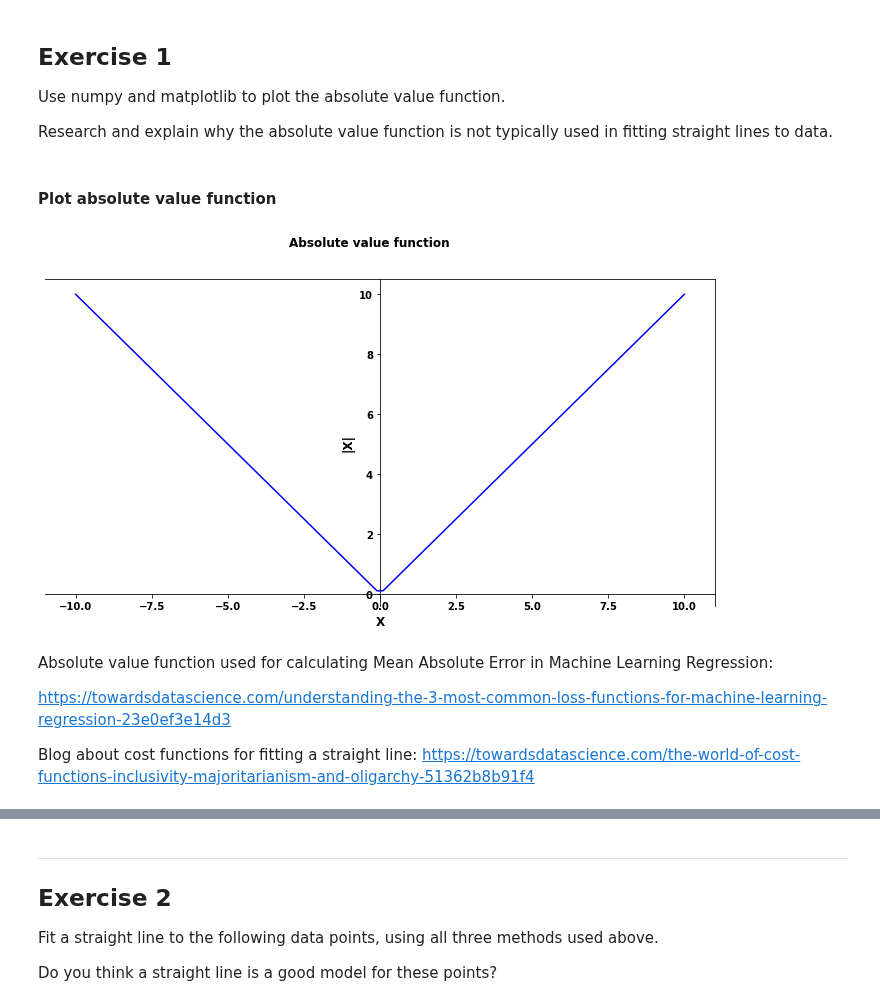
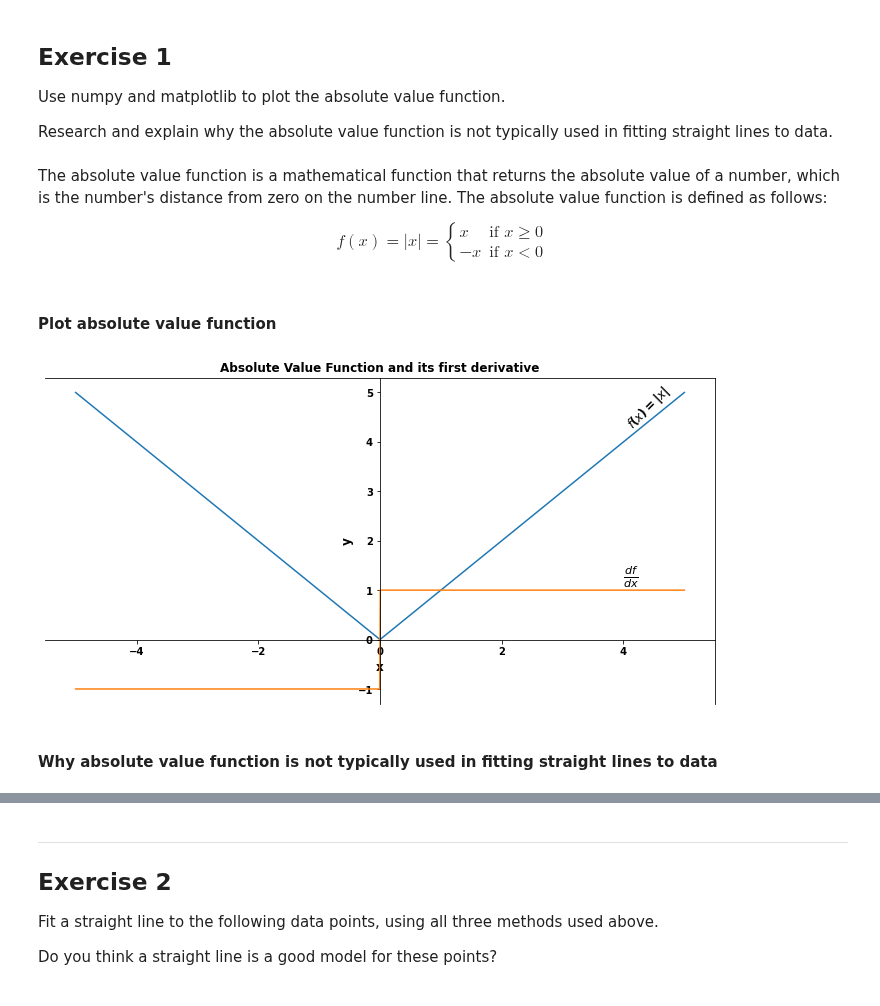
Before and after one commit to przemekbil/ML_and_stats, a Jupyter notebook: Assessments/Topic 2 - Models.ipynb, the cells around one changed output, grey strips where cells are left out. Saved outputs shown, nothing was run; the diff lists cells and outputs as text; code cells hidden in the pictures.

```diff
--- a/Assessments/Topic 2 - Models.ipynb
+++ b/Assessments/Topic 2 - Models.ipynb
@@ -19,40 +19,70 @@ import matplotlib.pyplot as plt
 
 # Optimization
 import scipy.optimize as so
+# %% [markdown]
+The absolute value function is a mathematical function that returns the absolute value of a number, which is the number's distance from zero on the number line. The absolute value function is defined as follows:
+
+$$f(x) = |x| = \begin{cases}
+x & \text{if } x \ge 0 \\
+-x & \text{if } x < 0
+\end{cases}$$
 # %% [markdown]
 #### Plot absolute value function
 # %%
 # Create a plot to visualize Data Set 1 with 2nd degree polynomial fit
 fig, ax = plt.subplots(figsize=(12,6))
 
 # create x values for plot
 x = np.linspace(-10, 10, 100)
 
+# Add title
+plt.title('Absolute Value Function and its first derivative')
 
-fig.suptitle("Absolute value function")
+# Define the function
+def f(x):
+    return np.abs(x)
 
-# Set the X axis label
-plt.xlabel('X', fontsize=12)
-# Set the Y axis label
-plt.ylabel('|X|', fontsize=12)
+# Define the derivative of the function
+def f_prime(x):
+    return np.sign(x)
+
+# Create a range of x values
+x = np.linspace(-5, 5, 1000)
+
+# Calculate the y values for the function and its derivative
+y = f(x)
+y_prime = f_prime(x)
+
+ax.plot(x, y, label='f(x)')
+ax.plot(x, y_prime, label='f\'(x)')
+
 
 # X and Y axis default position moved as per https://stackoverflow.com/questions/25689238/show-origin-axis-x-y-in-matplotlib-plot
 # set the x-spine
 ax.spines['left'].set_position('zero')
 
 # set the y-spine
 ax.spines['bottom'].set_position('zero')
 
+# Add labels and legend
+ax.set_xlabel('x')
+ax.set_ylabel('f(x)')
 
-# Plot Data Set 1 points:
-ax.plot(x, np.abs(x), 'b-', label="Absolute value function");
+
+# Set the X axis label
+plt.xlabel('x', fontsize=12)
+# Set the Y axis label
+plt.ylabel('y', fontsize=12)
+
+
+# Add a description of the abs function
+plt.text(4, 4.3, r'$f(x) = |x|$', rotation=45, fontsize=12)
+
+plt.text(4, 1.2, r'$\frac{df}{dx} $', fontsize=16)
+
+# Show the plot
+plt.show()
 # %% [output]
-[figure, old version]
+[figure, new version]
-# %% [markdown]
-Absolute value function used for calculating Mean Absolute Error in Machine Learning Regression:
-
-https://towardsdatascience.com/understanding-the-3-most-common-loss-functions-for-machine-learning-regression-23e0ef3e14d3
-
-
-Blog about cost functions for fitting a straight line:
-https://towardsdatascience.com/the-world-of-cost-functions-inclusivity-majoritarianism-and-oligarchy-51362b8b91f4
+# %% [markdown]
+#### Why absolute value function is not typically used in fitting straight lines to data
```
Also changed, not shown: parts of 2 cells of this notebook.
